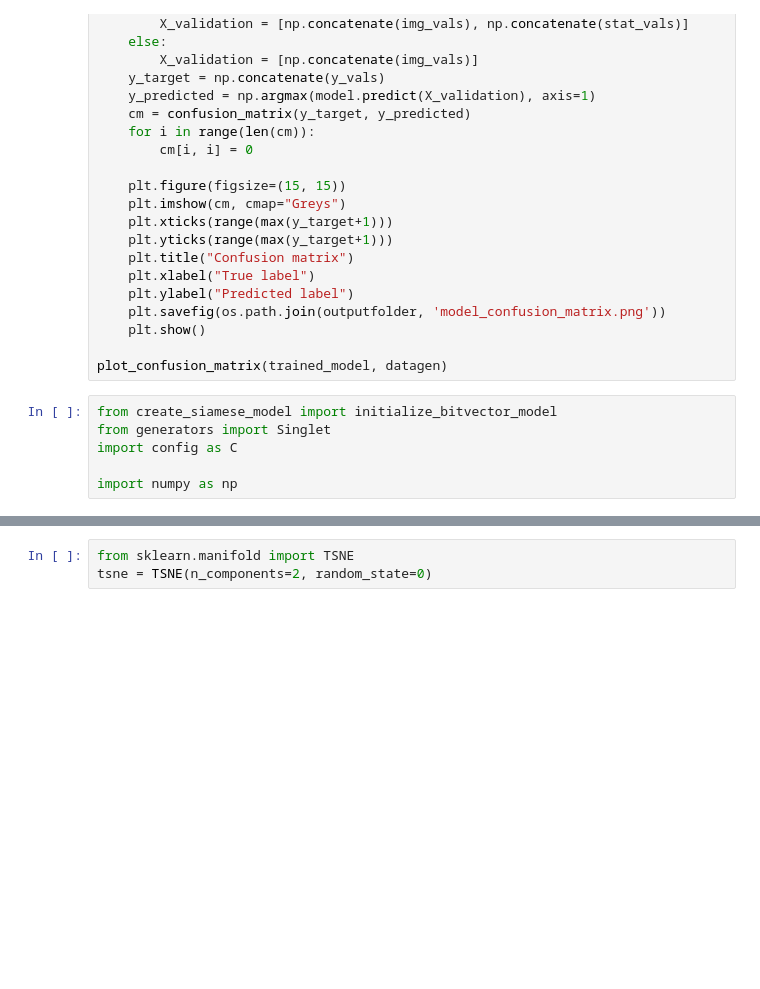
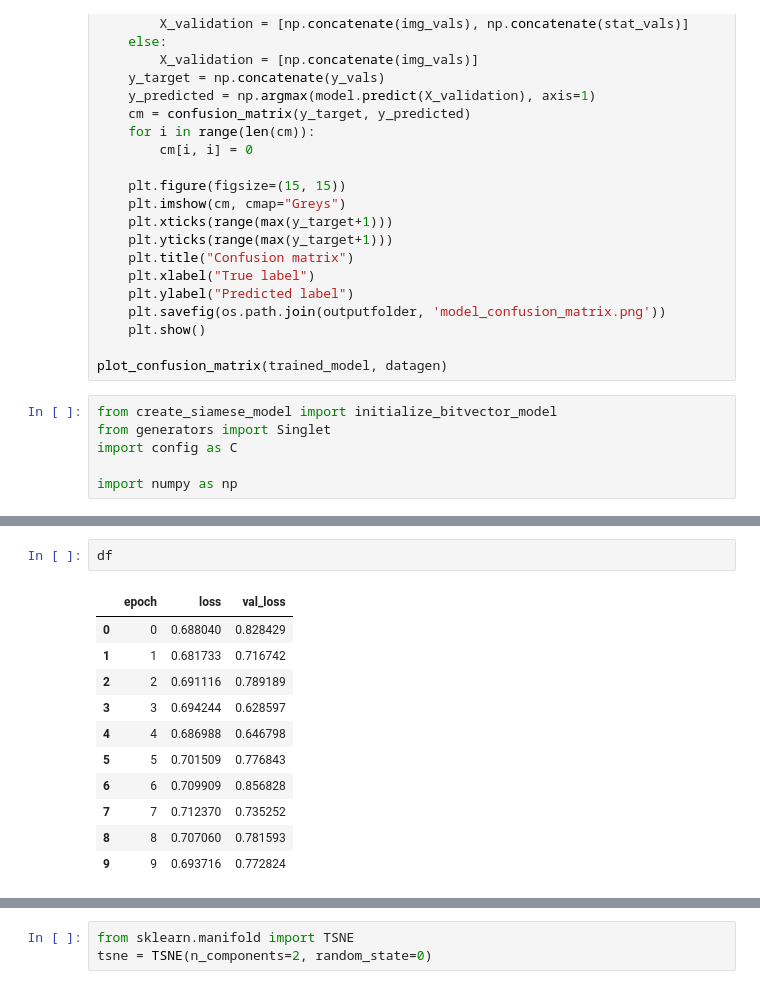
Before and after one commit to ToreAad/plankton-siamese, a Jupyter notebook: Visualize_embedding.ipynb, the cells around one changed output, grey strips where cells are left out. Cells and saved outputs as stored; diff of their text form; blank space fills up the shorter version.

```diff
--- a/Visualize_embedding.ipynb
+++ b/Visualize_embedding.ipynb
@@ -82 +83,15 @@ ValueError: axes don't match array
+# %%
+df
+# %% [output]
+|  | epoch | loss | val_loss |
+| 0 | 0 | 0.688040 | 0.828429 |
+| 1 | 1 | 0.681733 | 0.716742 |
+| 2 | 2 | 0.691116 | 0.789189 |
+| 3 | 3 | 0.694244 | 0.628597 |
+| 4 | 4 | 0.686988 | 0.646798 |
+| 5 | 5 | 0.701509 | 0.776843 |
+| 6 | 6 | 0.709909 | 0.856828 |
+| 7 | 7 | 0.712370 | 0.735252 |
+| 8 | 8 | 0.707060 | 0.781593 |
+| 9 | 9 | 0.693716 | 0.772824 |
 # %%
```
Also changed, not shown: parts of 9 cells of this notebook.
